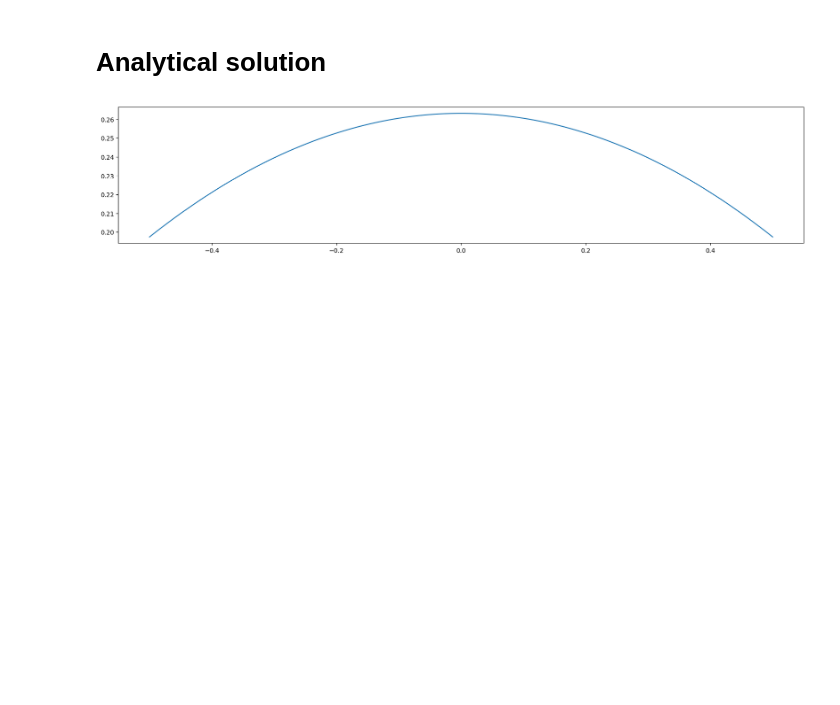
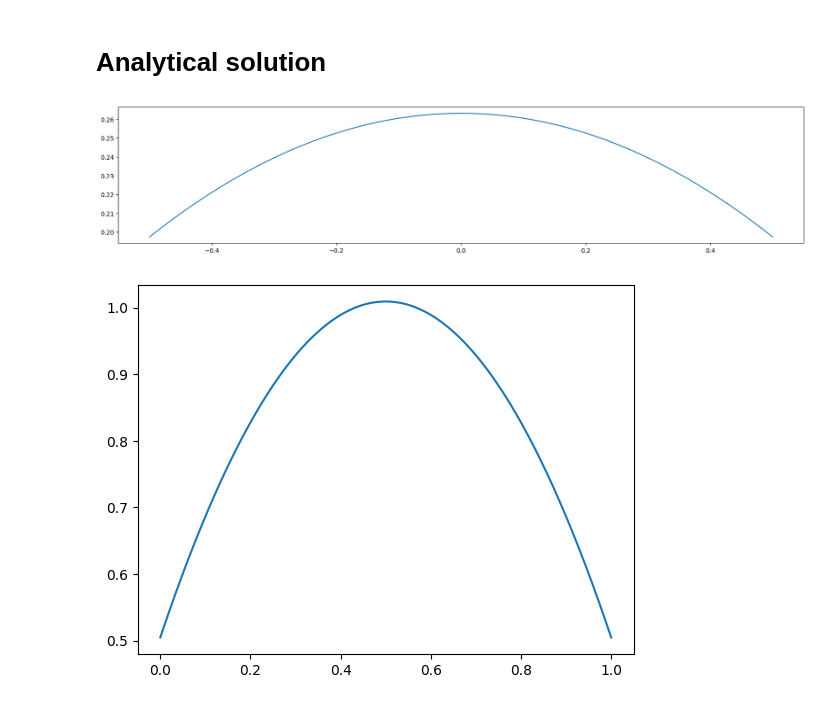
Before and after one commit to pabloharbar/deepxde-custom, a Jupyter notebook: notebooks/final/Final_NS_Newtoniana_2D_Tensor_Poiseuille.ipynb, the cells around one changed output. Saved outputs shown, nothing was run; the diff lists cells and outputs as text; code cells hidden in the pictures; blank space fills up the shorter version.

```diff
--- a/notebooks/final/Final_NS_Newtoniana_2D_Tensor_Poiseuille.ipynb
+++ b/notebooks/final/Final_NS_Newtoniana_2D_Tensor_Poiseuille.ipynb
@@ -258,3 +258,19 @@ plt.plot(r, u_analytic)
 plt.show()
 # %% [output]
 [figure]
+# %%
+import numpy as np
+import matplotlib.pyplot as plt
+
+x = np.linspace(0, 1, 1000)
+# x = np.linspace(-0.5, 0.5, 1000)
+U = 1
+Bi = 0.4
+H = 1
+
+u = U / (1 - 3 * Bi + 4 * Bi ** 2) * (3 / 2) * (1 - (2 * (1 / 2 - x / H) ** 2)) - 6 * Bi * (1 - 2 * (1 / 2 - x / H) ** 2)
+
+plt.plot(x, u)
+plt.show()
+# %% [output]
+[figure, added]
```
Also changed, not shown: 5 other files.
